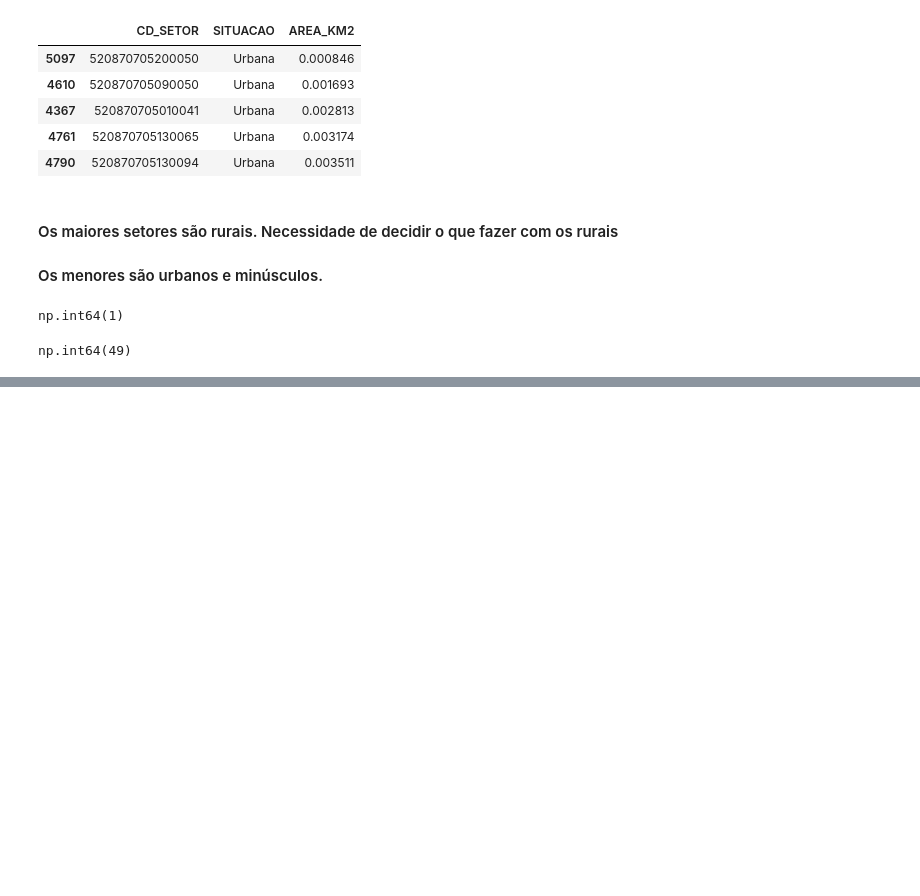
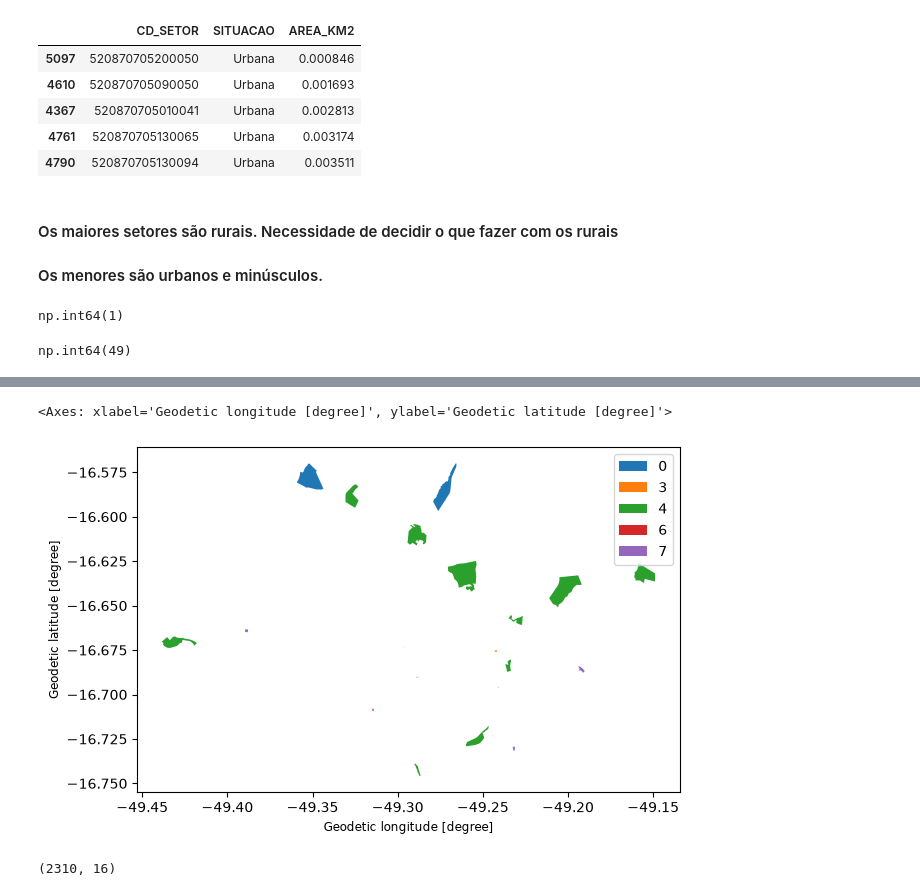
Before and after one commit to HannahGrecco/goiania-thermal-justice, a Jupyter notebook: notebooks/01_data_prep.ipynb, the cells around one changed output, grey strips where cells are left out. Saved outputs shown, nothing was run; the diff lists cells and outputs as text; code cells hidden in the pictures; blank space fills up the shorter version.

```diff
--- a/notebooks/01_data_prep.ipynb
+++ b/notebooks/01_data_prep.ipynb
@@ -164,0 +462,23 @@ goiania_sectors.to_file(PROCESSED / "goiania_sectors.gpkg", driver="GPKG")
+# %%
+merged["in_rural_zone"] = merged["NM_SUBDIST"] == "U.T.P. Zona Rural"
+merged["income_quintile"] = merged["income_quintile"].astype("Int64")
+
+merged = merged.rename(columns={
+    "CD_SETOR": "sector_id", "CD_TIPO": "sector_type", "AREA_KM2": "area_km2",
+    "NM_SUBDIST": "subdistrict", "NM_FCU": "favela_name",
+    "V06001": "n_households", "V06002": "n_residents", "V06003": "residents_variance",
+    "V06004": "income_mean", "V06005": "income_variance", "V06006": "income_median",
+})
+
+keep = ["sector_id", "sector_type", "area_km2", "subdistrict", "favela_name",
+        "n_households", "n_residents", "income_mean", "income_median",
+        "income_quintile", "has_income", "is_rural", "small_sector", "in_rural_zone"]
+
+final = merged[keep + ["geometry"]].copy()
+final.to_file(PROCESSED / "sectors_income.gpkg", driver="GPKG")
+final.drop(columns="geometry").to_csv(PROCESSED / "sectors_income.csv", index=False)
+# %%
+merged[~merged["has_income"]].plot(column="sector_type", categorical=True, legend=True, figsize=(7, 7))
+# %% [output]
+<Axes: xlabel='Geodetic longitude [degree]', ylabel='Geodetic latitude [degree]'>
+[figure, added]
@@ -164,0 +491,5 @@ goiania_sectors.to_file(PROCESSED / "goiania_sectors.gpkg", driver="GPKG")
+# %%
+check = gpd.read_file(PROCESSED / "sectors_income.gpkg")
+check.shape   # (2310, 16)
+# %% [output]
+(2310, 16)
```
Also changed, not shown: parts of 36 cells of this notebook, 3 other files.
